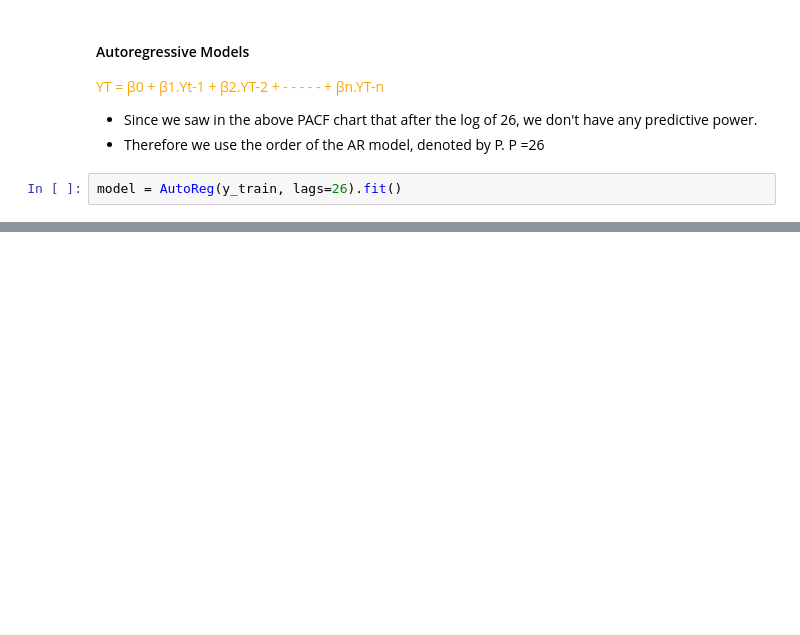
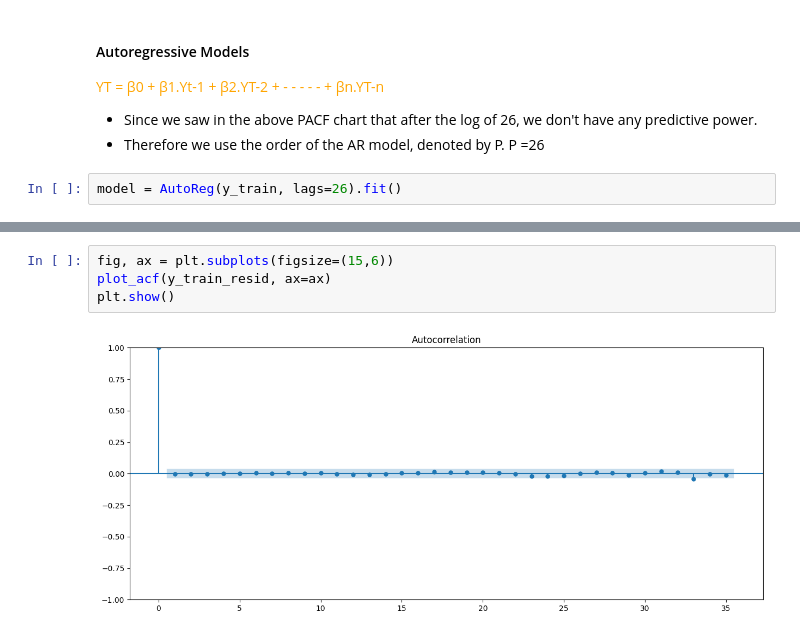
Before and after one commit to tech-ml-quant-luv/Applied_data_science_lab_worldquant, a Jupyter notebook: Project 3 - Air Quality in Nairobi (time-series)/033-autoregressive-models.ipynb, the cells around one changed output, grey strips where cells are left out. Saved outputs shown, nothing was run; the diff lists cells and outputs as text; blank space fills up the shorter version.

```diff
--- a/Project 3 - Air Quality in Nairobi (time-series)/033-autoregressive-models.ipynb
+++ b/Project 3 - Air Quality in Nairobi (time-series)/033-autoregressive-models.ipynb
@@ -132,0 +169,6 @@ Training MAE: 2.28063001426738
+# %%
+fig, ax = plt.subplots(figsize=(15,6))
+plot_acf(y_train_resid, ax=ax)
+plt.show()
+# %% [output]
+[figure, added]
```
Also changed, not shown: parts of 19 cells of this notebook, 5 other files.
